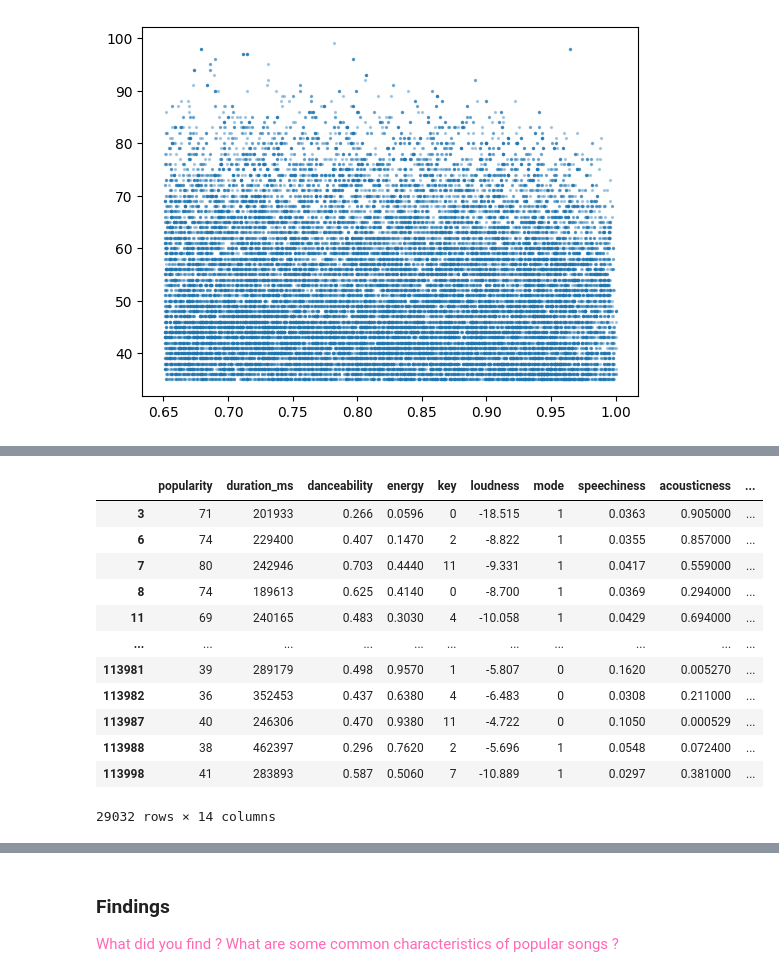
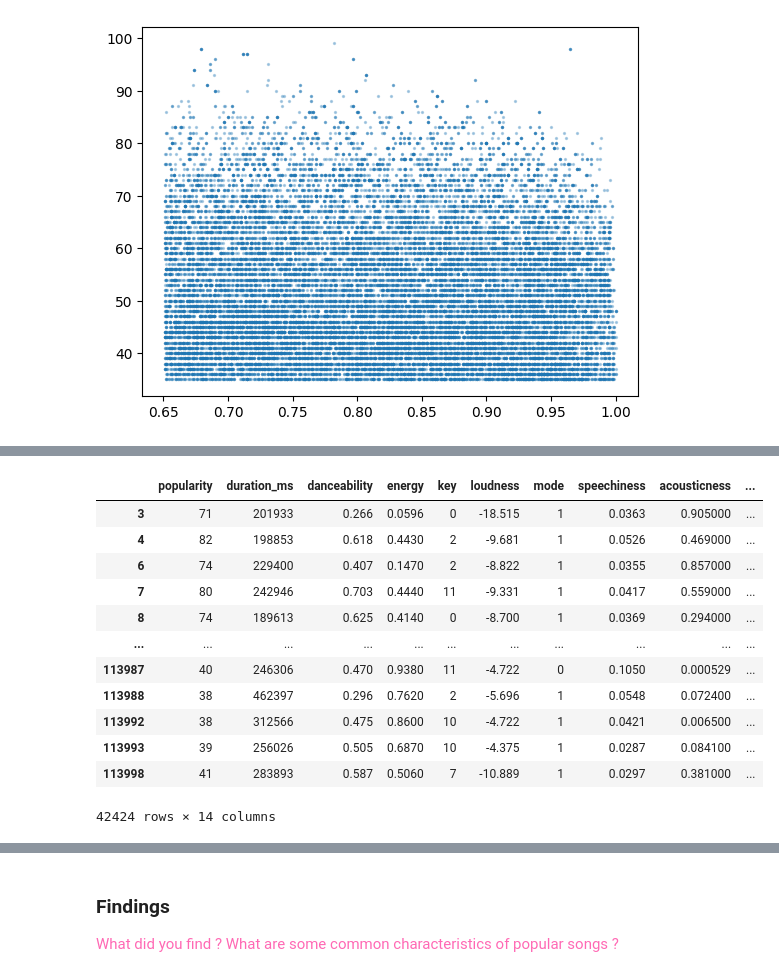
Before and after one commit to intro-to-data-jx/WK07_5005_Homework, a Jupyter notebook: Homework07.ipynb, the cells around one changed output, grey strips where cells are left out. Saved outputs shown, nothing was run; the diff lists cells and outputs as text; code cells hidden in the pictures.

```diff
--- a/Homework07.ipynb
+++ b/Homework07.ipynb
@@ -240,21 +270,21 @@ plt.show()
 # %%
 tempo_popularity_df= num_data_df[
-  (num_data_df["tempo"] > 122) &
+  (num_data_df["tempo"] > 100) &
   (num_data_df["popularity"] > 34)
 ]
 tempo_popularity_df
 # %% [output]
 |  | popularity | duration_ms | danceability | energy | key | loudness | mode | speechiness | acousticness | ... |
 | 3 | 71 | 201933 | 0.266 | 0.0596 | 0 | -18.515 | 1 | 0.0363 | 0.905000 | ... |
+| 4 | 82 | 198853 | 0.618 | 0.4430 | 2 | -9.681 | 1 | 0.0526 | 0.469000 | ... |
 | 6 | 74 | 229400 | 0.407 | 0.1470 | 2 | -8.822 | 1 | 0.0355 | 0.857000 | ... |
 | 7 | 80 | 242946 | 0.703 | 0.4440 | 11 | -9.331 | 1 | 0.0417 | 0.559000 | ... |
 | 8 | 74 | 189613 | 0.625 | 0.4140 | 0 | -8.700 | 1 | 0.0369 | 0.294000 | ... |
-| 11 | 69 | 240165 | 0.483 | 0.3030 | 4 | -10.058 | 1 | 0.0429 | 0.694000 | ... |
 | ... | ... | ... | ... | ... | ... | ... | ... | ... | ... | ... |
-| 113981 | 39 | 289179 | 0.498 | 0.9570 | 1 | -5.807 | 0 | 0.1620 | 0.005270 | ... |
-| 113982 | 36 | 352453 | 0.437 | 0.6380 | 4 | -6.483 | 0 | 0.0308 | 0.211000 | ... |
 | 113987 | 40 | 246306 | 0.470 | 0.9380 | 11 | -4.722 | 0 | 0.1050 | 0.000529 | ... |
 | 113988 | 38 | 462397 | 0.296 | 0.7620 | 2 | -5.696 | 1 | 0.0548 | 0.072400 | ... |
+| 113992 | 38 | 312566 | 0.475 | 0.8600 | 10 | -4.722 | 1 | 0.0421 | 0.006500 | ... |
+| 113993 | 39 | 256026 | 0.505 | 0.6870 | 10 | -4.375 | 1 | 0.0287 | 0.084100 | ... |
 | 113998 | 41 | 283893 | 0.587 | 0.5060 | 7 | -10.889 | 1 | 0.0297 | 0.381000 | ... |
-29032 rows × 14 columns
+42424 rows × 14 columns
 # %%
```
Also changed, not shown: parts of 6 cells of this notebook.
